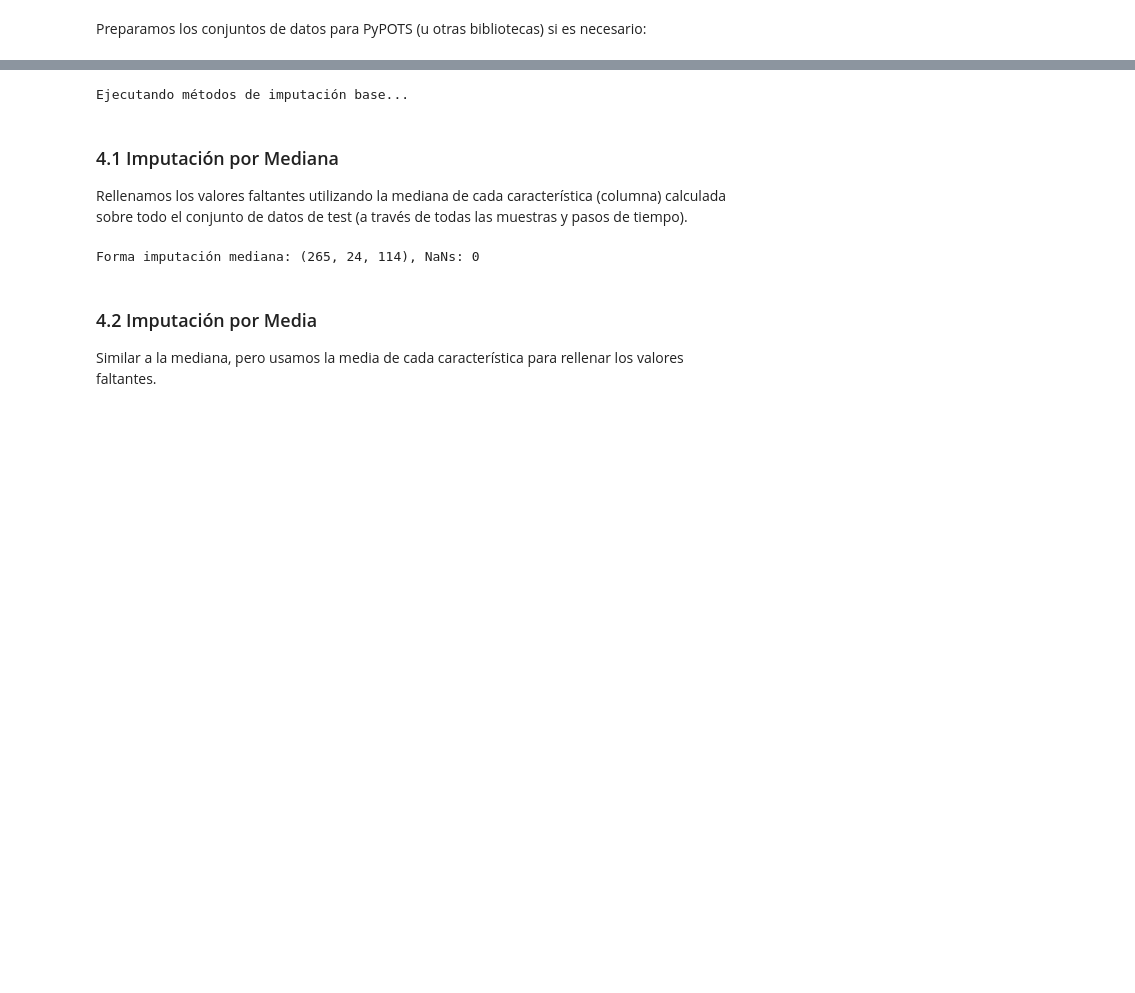
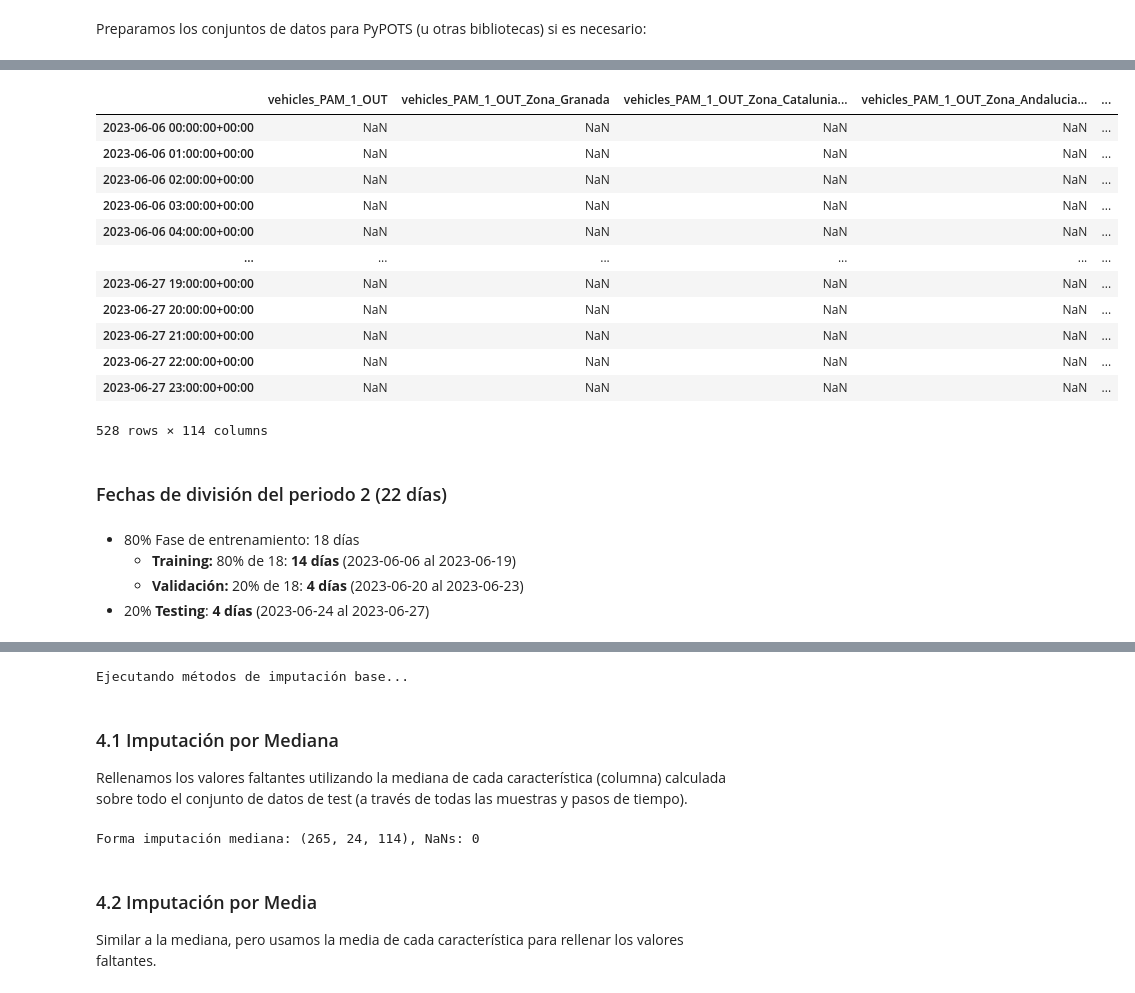
Before and after one commit to eigenric/TFG, a Jupyter notebook: notebooks/Notebook_Imputation.ipynb, the cells around one changed output, grey strips where cells are left out. Cells and saved outputs as stored; diff of their text form; code cells hidden in the pictures; blank space fills up the shorter version.

```diff
--- a/notebooks/Notebook_Imputation.ipynb
+++ b/notebooks/Notebook_Imputation.ipynb
@@ -198,0 +215,23 @@ dataset_for_testing = {
+# %%
+periodo_2_padded
+# %% [output]
+|  | vehicles_PAM_1_OUT | vehicles_PAM_1_OUT_Zona_Granada | vehicles_PAM_1_OUT_Zona_Catalunia... | vehicles_PAM_1_OUT_Zona_Andalucia... | ... |
+| 2023-06-06 00:00:00+00:00 | NaN | NaN | NaN | NaN | ... |
+| 2023-06-06 01:00:00+00:00 | NaN | NaN | NaN | NaN | ... |
+| 2023-06-06 02:00:00+00:00 | NaN | NaN | NaN | NaN | ... |
+| 2023-06-06 03:00:00+00:00 | NaN | NaN | NaN | NaN | ... |
+| 2023-06-06 04:00:00+00:00 | NaN | NaN | NaN | NaN | ... |
+| ... | ... | ... | ... | ... | ... |
+| 2023-06-27 19:00:00+00:00 | NaN | NaN | NaN | NaN | ... |
+| 2023-06-27 20:00:00+00:00 | NaN | NaN | NaN | NaN | ... |
+| 2023-06-27 21:00:00+00:00 | NaN | NaN | NaN | NaN | ... |
+| 2023-06-27 22:00:00+00:00 | NaN | NaN | NaN | NaN | ... |
+| 2023-06-27 23:00:00+00:00 | NaN | NaN | NaN | NaN | ... |
+528 rows × 114 columns
+# %% [markdown]
+### Fechas de división del periodo 2 (22 días)
+# %% [markdown]
+- 80% Fase de entrenamiento: 18 días
+    - **Training:** 80% de 18: **14 días** (2023-06-06 al 2023-06-19)
+    - **Validación:** 20% de 18: **4 días** (2023-06-20 al 2023-06-23)
+- 20% **Testing**: **4 días** (2023-06-24 al 2023-06-27)
```
Also changed, not shown: parts of 26 cells of this notebook.
